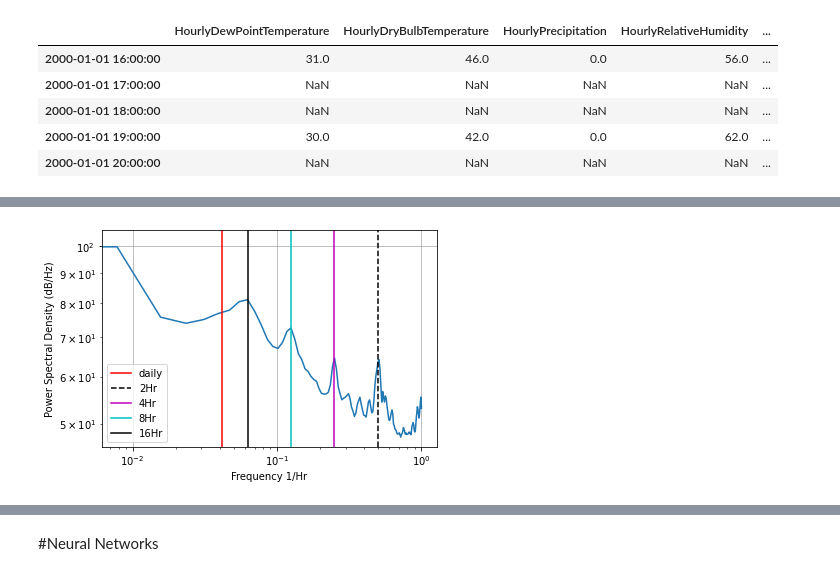
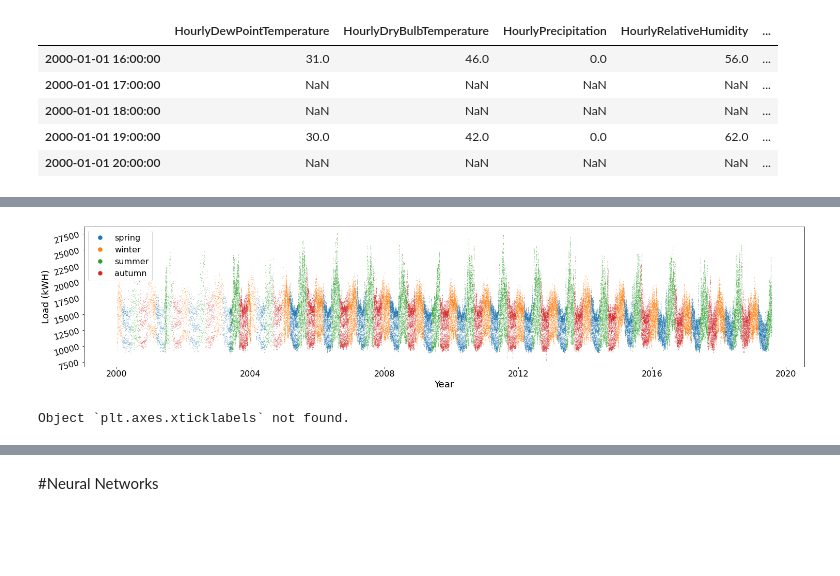
Before and after one commit to takao8/MLTSAProject, a Jupyter notebook: RNN_network_code.ipynb, the cells around one changed output, grey strips where cells are left out. Saved outputs shown, nothing was run; the diff lists cells and outputs as text; code cells hidden in the pictures; blank space fills up the shorter version.

```diff
--- a/RNN_network_code.ipynb
+++ b/RNN_network_code.ipynb
@@ -252,13 +230,27 @@ Text(0, 0.5, 'PSD')
-# %%
-psd, freq = pl.psd(df_merged.Nepool_Load_Hist.values)
-pl.axvline(1/24., label='daily', color='r')
-pl.axvline(1/2., label='2Hr', color='k', ls='--')
-pl.axvline(1/4., label='4Hr', color='m')
-pl.axvline(1/8., label='8Hr', color='c')
-pl.axvline(1/16, label='16Hr', color='k')
-pl.legend()
-pl.xlabel("Frequency 1/Hr")
-pl.yscale('log')
-pl.xscale('log')
-# %% [output]
-[figure, removed]
+# %%
+df_spring = df_resampledn.iloc[(df_resampledn.index.month >=3) & (df_resampledn.index.month <= 5)]
+df_summer = df_resampledn.iloc[(df_resampledn.index.month >=6) & (df_resampledn.index.month <= 8)]
+df_autumn = df_resampledn.iloc[(df_resampledn.index.month >=9) & (df_resampledn.index.month <= 11)]
+df_winter = df_resampledn.iloc[(df_resampledn.index.month <=2) | (df_resampledn.index.month >=12)]
+# %%
+plt.figure(figsize=(25,5))
+plt.plot(df_spring.Nepool_Load_Hist, '.', ms=0.3, label='spring')
+plt.plot(df_winter.Nepool_Load_Hist, '.', ms=0.3, label='winter')
+plt.plot(df_summer.Nepool_Load_Hist, '.', ms=0.3, label='summer')
+plt.plot(df_autumn.Nepool_Load_Hist, '.', ms=0.3, label='autumn')
+
+lgnd1 = plt.legend(fontsize=16);
+lgnd1.legendHandles[0]._legmarker.set_markersize(15)
+lgnd1.legendHandles[1]._legmarker.set_markersize(15)
+lgnd1.legendHandles[2]._legmarker.set_markersize(15)
+lgnd1.legendHandles[3]._legmarker.set_markersize(15)
+plt.xticks(fontsize=16, rotation=0)
+plt.yticks(fontsize=16, rotation=15)
+plt.xlabel('Year', fontsize=18)
+plt.ylabel('Load (kWH)', fontsize=18);
+# %% [output]
+[figure, added]
+# %%
+plt.axes.xticklabels?
+# %% [output]
+Object `plt.axes.xticklabels` not found.
```
Also changed, not shown: parts of 70 cells of this notebook.
